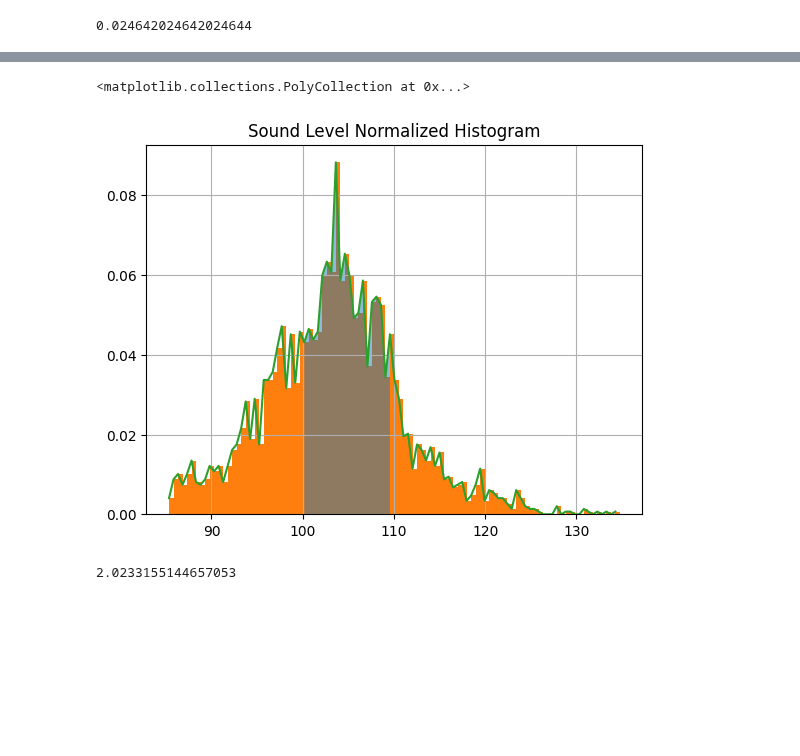
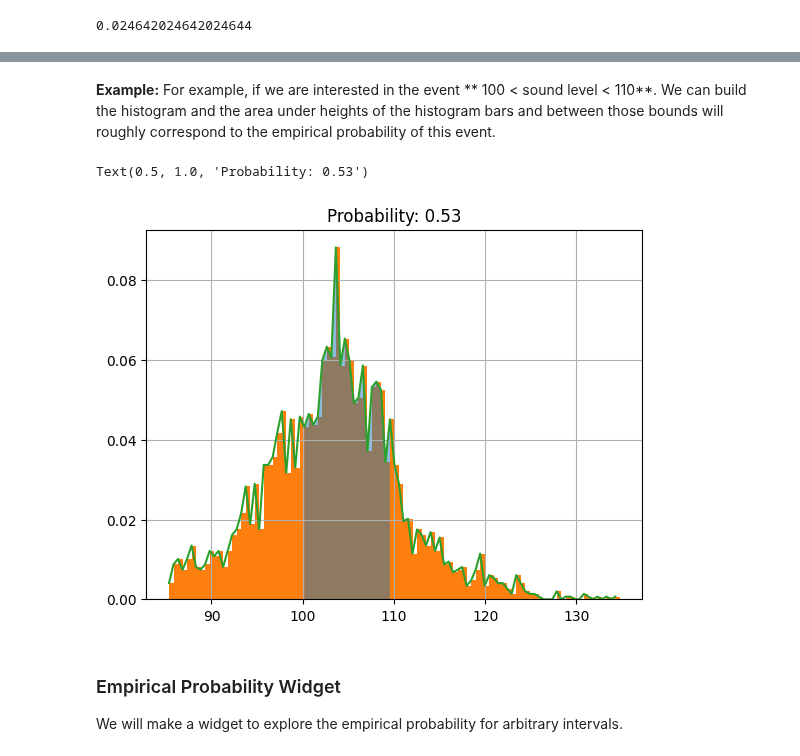
Before and after one commit to BOAT-ocean-acoustics/fundamentals, a Jupyter notebook: boat_tutorials/primers/stats_sound_level_distribution.ipynb, the cells around one changed output, grey strips where cells are left out. Saved outputs shown, nothing was run; the diff lists cells and outputs as text; code cells hidden in the pictures; blank space fills up the shorter version.

```diff
--- a/boat_tutorials/primers/stats_sound_level_distribution.ipynb
+++ b/boat_tutorials/primers/stats_sound_level_distribution.ipynb
@@ -63,16 +78,24 @@ ds[' BB_20-24000 '].hist(bins=100)
+# %% [markdown]
+**Example:**  For example, if we are interested in the event ** 100 < sound level < 110**. We can build the histogram and the area under heights of the histogram bars and between those bounds will roughly correspond to the empirical probability of this event.
 # %%
 bound_lower = 100
 bound_upper = 110
 # %%
+# calculate normalized histogram and store values
 h = sound_levels[' BB_20-24000 '].hist(bins=100, density=True)
 plt.title("Sound Level Normalized Histogram")
-# plt.fill_betweenx(bound_lower, bound_upper)
 h = plt.hist(sound_levels[' BB_20-24000 '].values, bins=100, density=True)
 plt.plot(h[1][:-1], h[0],)
 plt.fill_between(h[1][:-1], h[0], where=((h[1][:-1]>bound_lower) & (h[1][:-1]<bound_upper)), alpha=0.5)
+p = sum(h[0][(h[1][:-1]>bound_lower) & (h[1][:-1]<bound_upper)])/sum(h[0])
+plt.title("Probability: {:.2f}".format(p))
 # %% [output]
-<matplotlib.collections.PolyCollection at 0x...>
+Text(0.5, 1.0, 'Probability: 0.53')
-[figure, old version]
+[figure, new version]
+# %% [markdown]
+### Empirical Probability Widget
+
+We will make a widget to explore the empirical probability for arbitrary intervals.
 # %%
 from ipywidgets import interact
 import ipywidgets as widgets
@@ -99,10 +122,6 @@ def plot_probability(bounds):
   p = sum(h[0][(h[1][:-1]>bounds[0]) & (h[1][:-1]<bounds[1])])/sum(h[0])
   plt.title("Probability: {:.2f}".format(p))
   plt.show()
-# %%
-sum(h[0])
-# %% [output]
-2.0233155144657053
 # %%
 out = interact(plot_probability, bounds=bound_slider)
 # %% [output]
```
Also changed, not shown: parts of 15 cells of this notebook, 1 other file.
